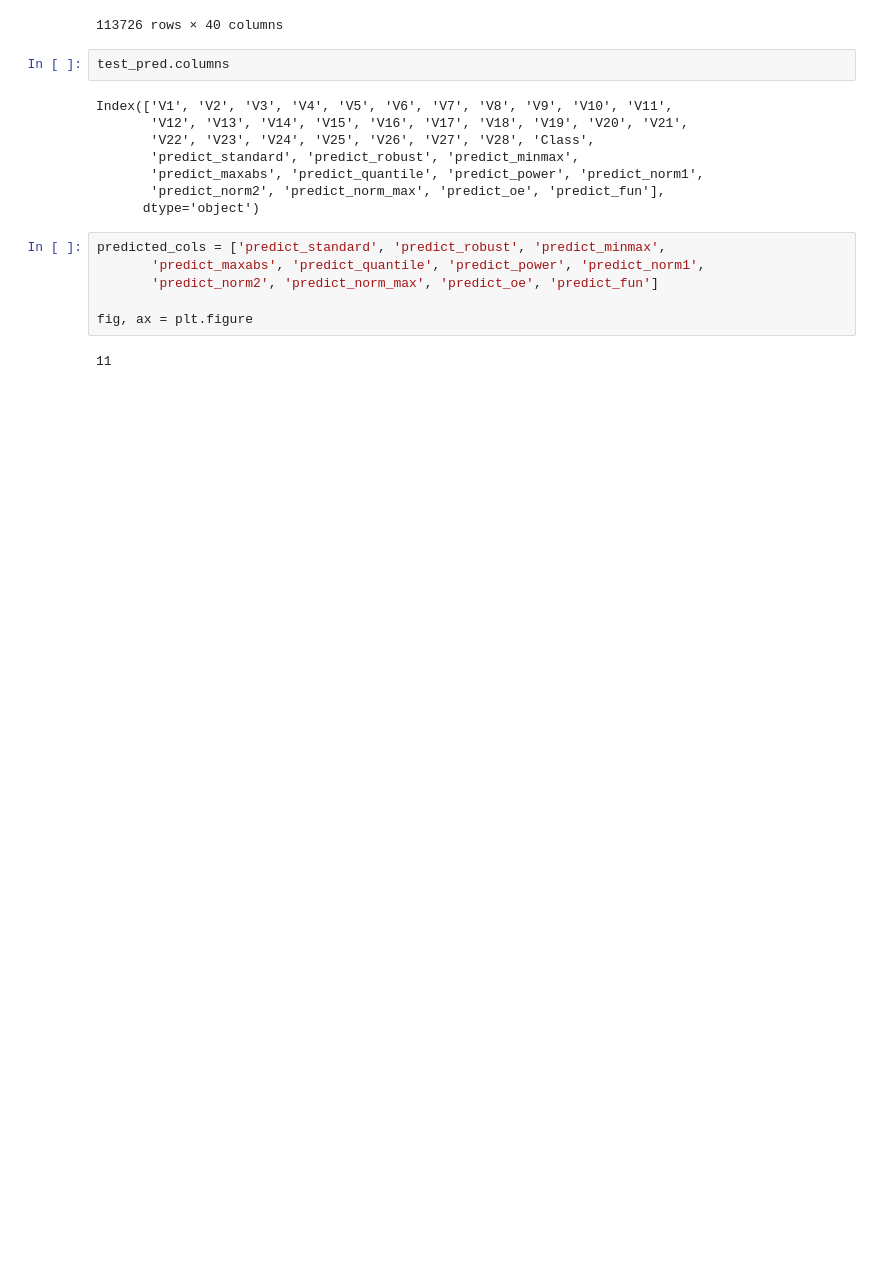
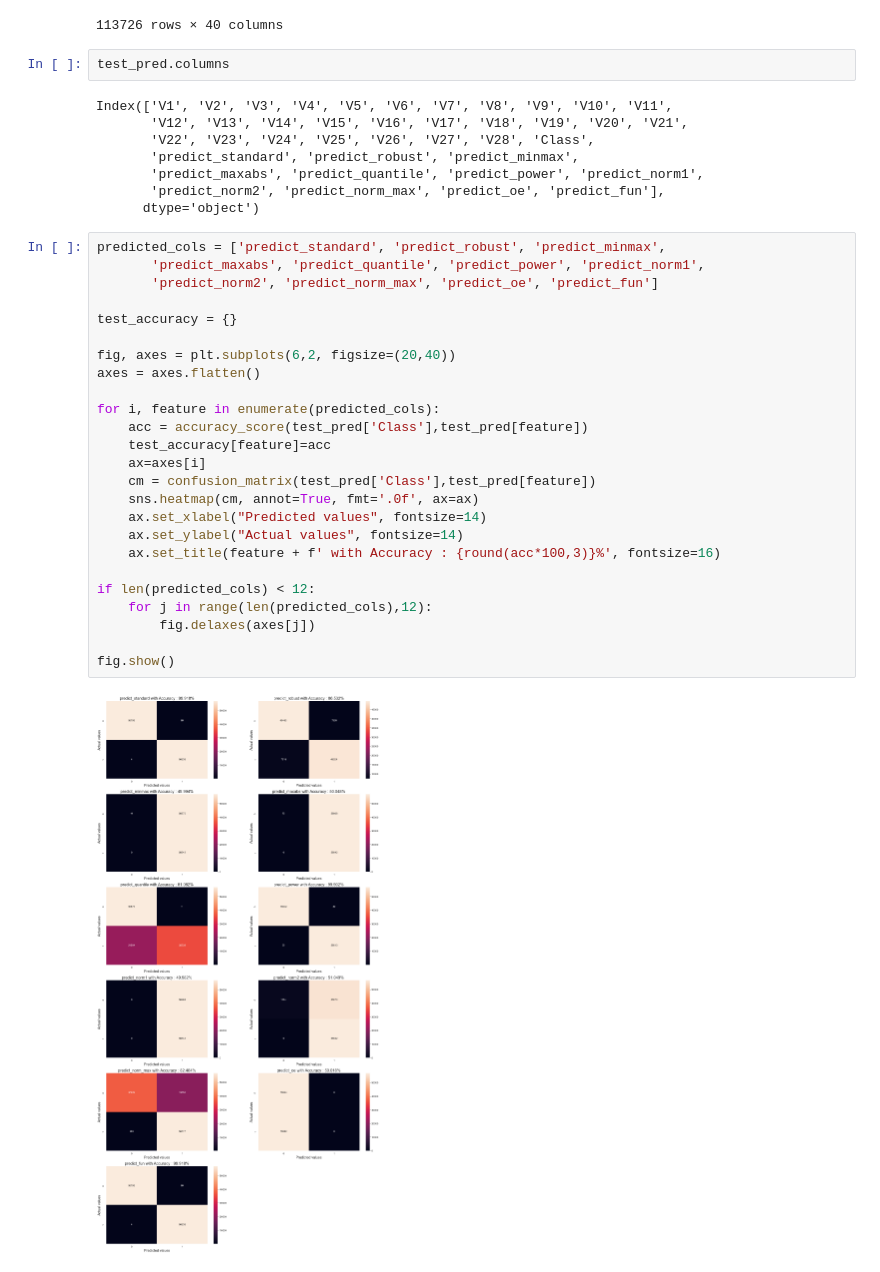
Before and after one commit to Preranapagar/ML_Projects, a Jupyter notebook: Project/Credit Card Fraud Detection/fraud_detection_2023.ipynb, the cells around one changed output. Saved outputs shown, nothing was run; the diff lists cells and outputs as text; blank space fills up the shorter version.

```diff
--- a/Project/Credit Card Fraud Detection/fraud_detection_2023.ipynb
+++ b/Project/Credit Card Fraud Detection/fraud_detection_2023.ipynb
@@ -610,11 +610,30 @@ Index(['V1', 'V2', 'V3', 'V4', 'V5', 'V6', 'V7', 'V8', 'V9', 'V10', 'V11',
        'predict_maxabs', 'predict_quantile', 'predict_power', 'predict_norm1',
        'predict_norm2', 'predict_norm_max', 'predict_oe', 'predict_fun'],
       dtype='object')
-# %%
-predicted_cols = ['predict_standard', 'predict_robust', 'predict_minmax',
-       'predict_maxabs', 'predict_quantile', 'predict_power', 'predict_norm1',
-       'predict_norm2', 'predict_norm_max', 'predict_oe', 'predict_fun']
-
-fig, ax = plt.figure
-# %% [output]
-11
+# %%
+predicted_cols = ['predict_standard', 'predict_robust', 'predict_minmax',
+       'predict_maxabs', 'predict_quantile', 'predict_power', 'predict_norm1',
+       'predict_norm2', 'predict_norm_max', 'predict_oe', 'predict_fun']
+
+test_accuracy = {}
+
+fig, axes = plt.subplots(6,2, figsize=(20,40))
+axes = axes.flatten()
+
+for i, feature in enumerate(predicted_cols):
+    acc = accuracy_score(test_pred['Class'],test_pred[feature])
+    test_accuracy[feature]=acc
+    ax=axes[i]
+    cm = confusion_matrix(test_pred['Class'],test_pred[feature])
+    sns.heatmap(cm, annot=True, fmt='.0f', ax=ax)
+    ax.set_xlabel("Predicted values", fontsize=14)
+    ax.set_ylabel("Actual values", fontsize=14)
+    ax.set_title(feature + f' with Accuracy : {round(acc*100,3)}%', fontsize=16)
+
+if len(predicted_cols) < 12:
+    for j in range(len(predicted_cols),12):
+        fig.delaxes(axes[j])
+
+fig.show()
+# %% [output]
+[figure, added]
```
Also changed, not shown: parts of 6 cells of this notebook.
